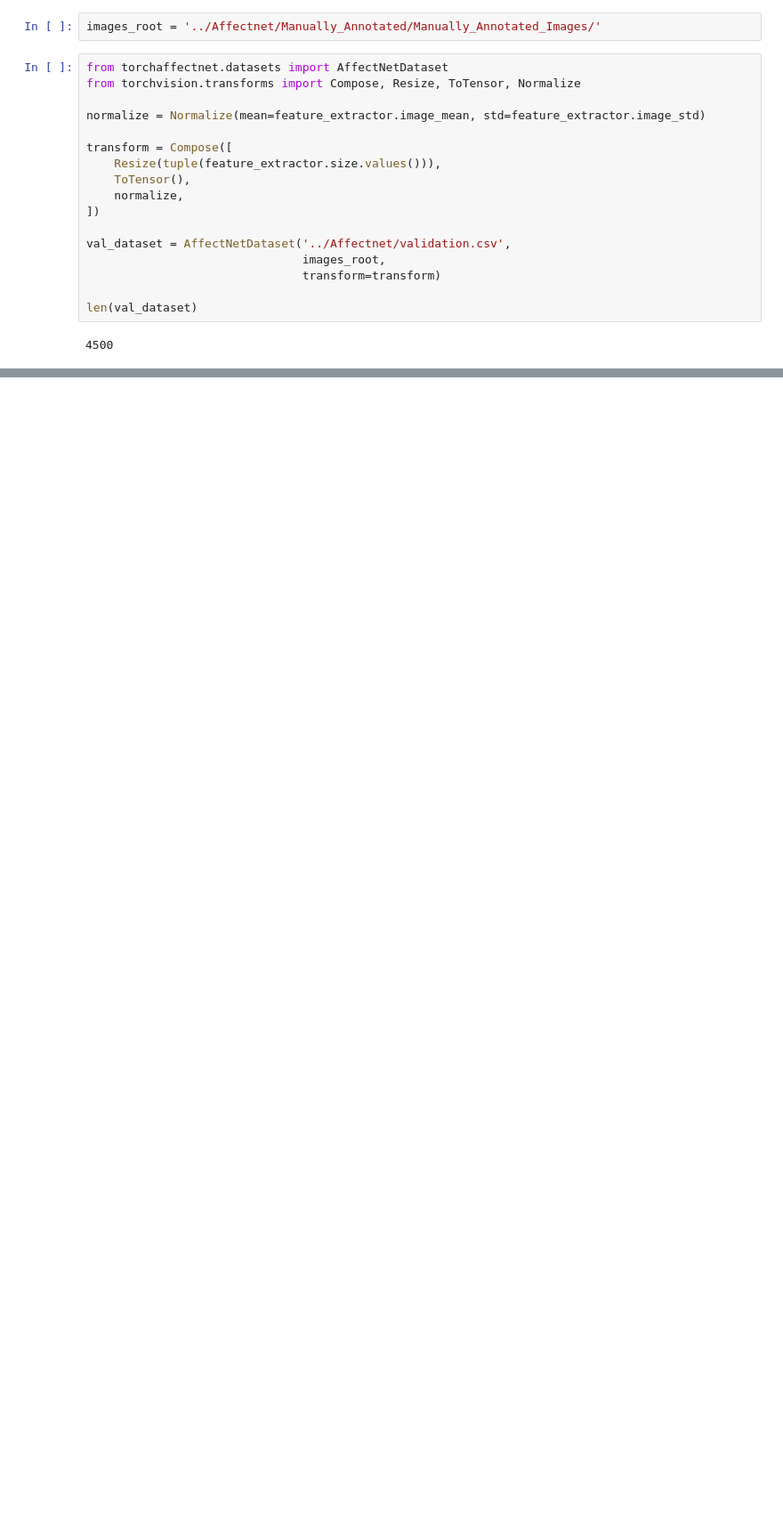
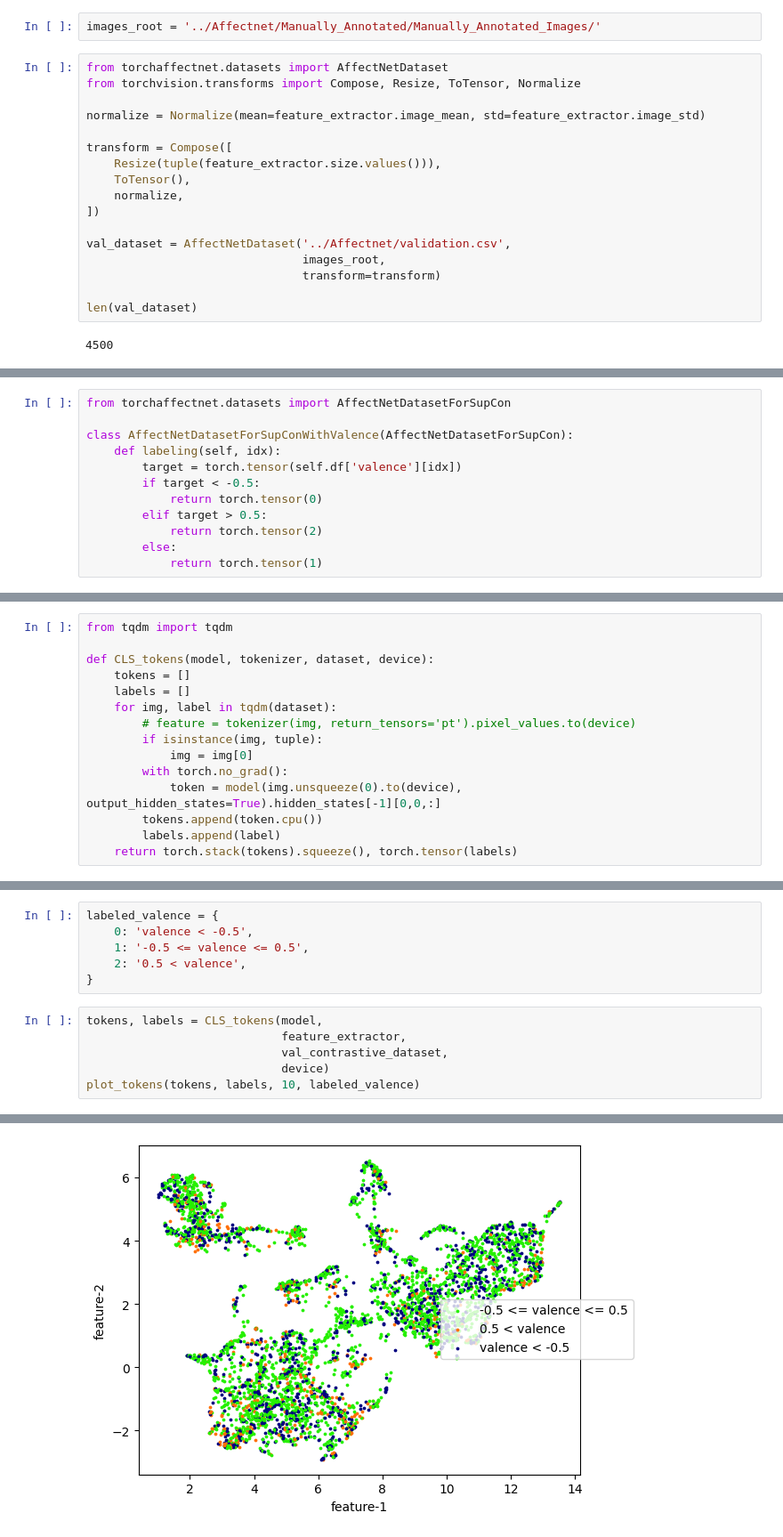
Before and after one commit to HoriiLabWork/lab-work, a Jupyter notebook: affectnet_contrastive/non-finetuned.ipynb, the cells around one changed output, grey strips where cells are left out. Shown at 89% size. Cells and saved outputs as stored; diff of their text form; blank space fills up the shorter version.

```diff
--- a/affectnet_contrastive/non-finetuned.ipynb
+++ b/affectnet_contrastive/non-finetuned.ipynb
@@ -56,0 +56,12 @@ plot_tokens(tokens, labels, 10)
+# %%
+from torchaffectnet.datasets import AffectNetDatasetForSupCon
+
+class AffectNetDatasetForSupConWithValence(AffectNetDatasetForSupCon):
+    def labeling(self, idx):
+        target = torch.tensor(self.df['valence'][idx])
+        if target < -0.5:
+            return torch.tensor(0)
+        elif target > 0.5:
+            return torch.tensor(2)
+        else:
+            return torch.tensor(1)
@@ -56,0 +75,15 @@ plot_tokens(tokens, labels, 10)
+# %%
+from tqdm import tqdm
+
+def CLS_tokens(model, tokenizer, dataset, device):
+    tokens = []
+    labels = []
+    for img, label in tqdm(dataset):
+        # feature = tokenizer(img, return_tensors='pt').pixel_values.to(device)
+        if isinstance(img, tuple):
+            img = img[0]
+        with torch.no_grad():
+            token = model(img.unsqueeze(0).to(device), output_hidden_states=True).hidden_states[-1][0,0,:]
+        tokens.append(token.cpu())
+        labels.append(label)
+    return torch.stack(tokens).squeeze(), torch.tensor(labels)
@@ -56,0 +125,13 @@ plot_tokens(tokens, labels, 10)
+# %%
+labeled_valence = {
+    0: 'valence < -0.5',
+    1: '-0.5 <= valence <= 0.5',
+    2: '0.5 < valence',
+}
+# %%
+tokens, labels = CLS_tokens(model,
+                            feature_extractor,
+                            val_contrastive_dataset,
+                            device)
+plot_tokens(tokens, labels, 10, labeled_valence)
+# %% [output]
@@ -56,0 +140 @@ plot_tokens(tokens, labels, 10)
+[figure, added]
```
Also changed, not shown: parts of 5 cells of this notebook, 6 other files.
